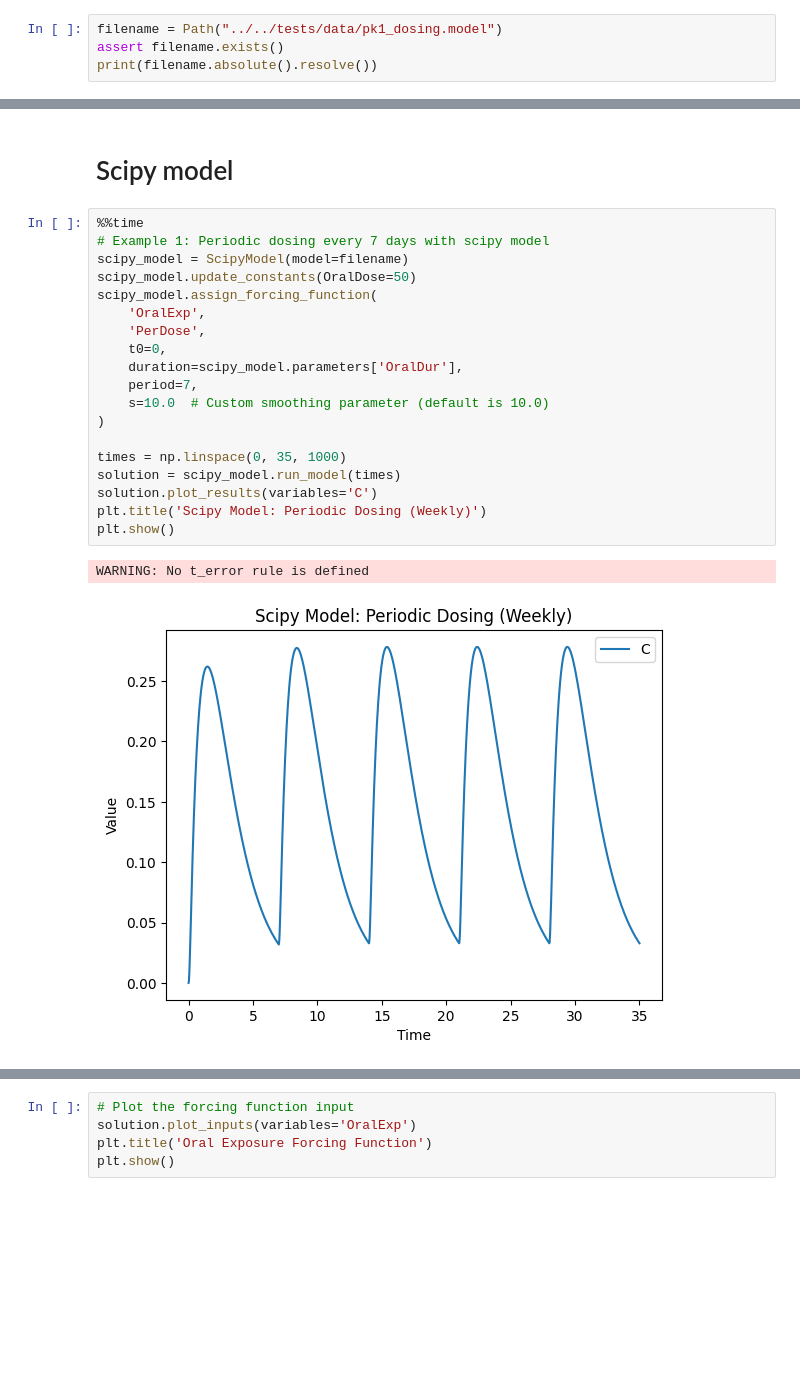
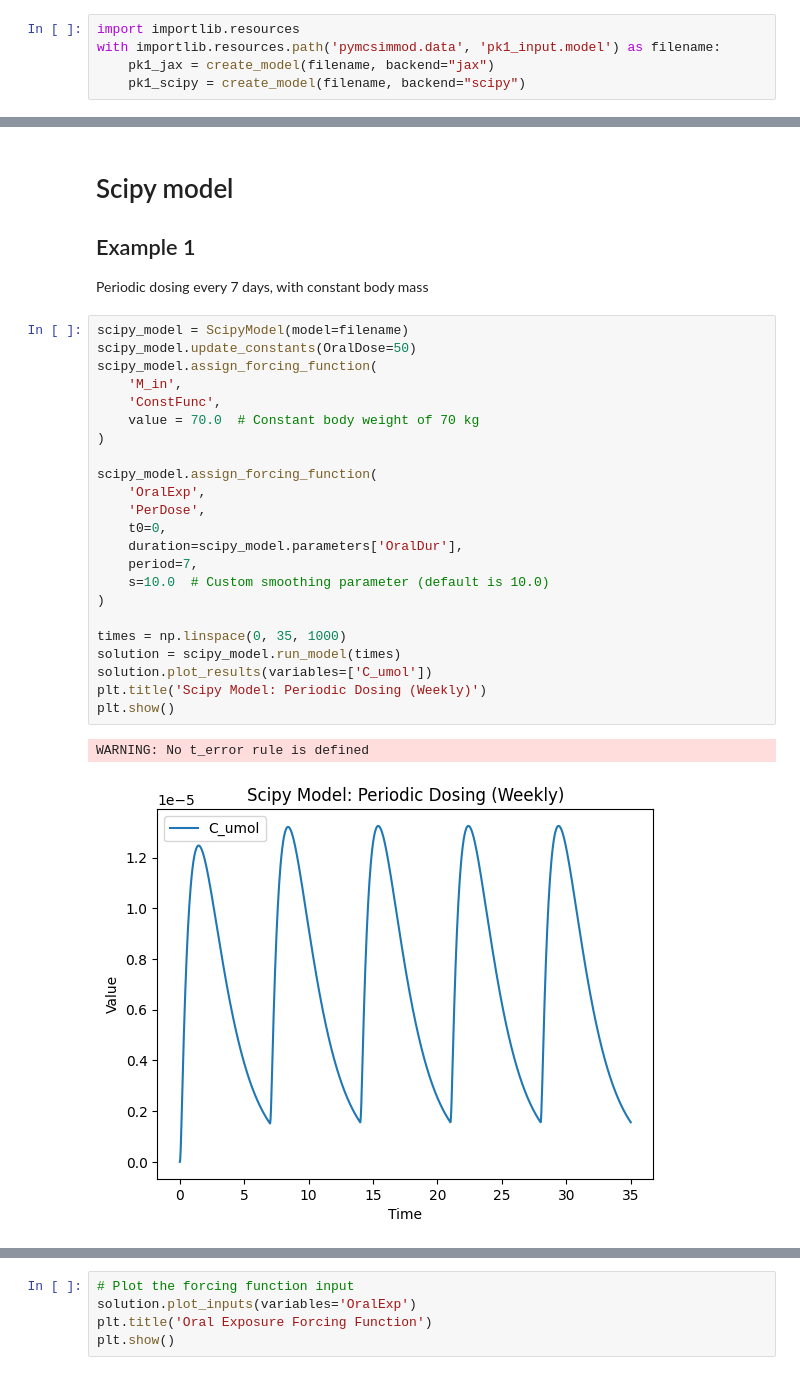
Before and after one commit to USEPA/PyMCSimMod, a Jupyter notebook: docs/notebooks/pk_dosing.ipynb, the cells around one changed output, grey strips where cells are left out. Drawn from its saved outputs; the diff is of its cells as text; blank space fills up the shorter version.

Commit message:
Add pk_dosing notebook to demonstarte different ways to use dosing forcing functions and events along with interpolated mass for simulation

```diff
--- a/docs/notebooks/pk_dosing.ipynb
+++ b/docs/notebooks/pk_dosing.ipynb
@@ -19,5 +47,6 @@ The autoreload extension is already loaded. To reload it, use:
 # %%
-filename = Path("../../tests/data/pk1_dosing.model")
-assert filename.exists()
-print(filename.absolute().resolve())
+import importlib.resources
+with importlib.resources.path('pymcsimmod.data', 'pk1_input.model') as filename:
+    pk1_jax = create_model(filename, backend="jax")
+    pk1_scipy = create_model(filename, backend="scipy")
 # %% [output]
@@ -52,24 +55,32 @@ WARNING: No t_error rule is defined
 # %% [markdown]
 # Scipy model
+
+## Example 1
+
+Periodic dosing every 7 days, with constant body mass
 # %%
-%%time
-# Example 1: Periodic dosing every 7 days with scipy model
 scipy_model = ScipyModel(model=filename)
 scipy_model.update_constants(OralDose=50)
+scipy_model.assign_forcing_function(
+    'M_in',
+    'ConstFunc',
+    value = 70.0  # Constant body weight of 70 kg
+)
+
 scipy_model.assign_forcing_function(
     'OralExp',
     'PerDose',
     t0=0,
     duration=scipy_model.parameters['OralDur'],
     period=7,
     s=10.0  # Custom smoothing parameter (default is 10.0)
 )
 
 times = np.linspace(0, 35, 1000)
 solution = scipy_model.run_model(times)
-solution.plot_results(variables='C')
+solution.plot_results(variables=['C_umol'])
 plt.title('Scipy Model: Periodic Dosing (Weekly)')
 plt.show()
 # %% [output]
 WARNING: No t_error rule is defined
-[figure, old version]
+[figure, new version]
```
Also changed, not shown: parts of 27 cells of this notebook.
